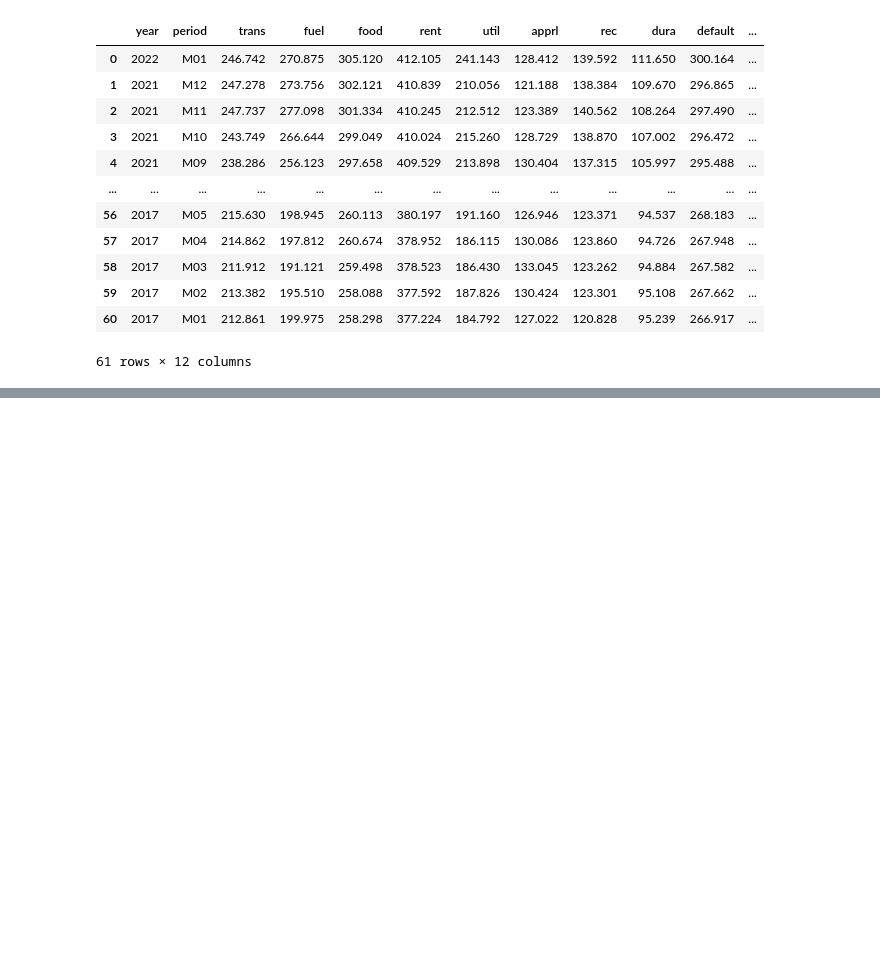
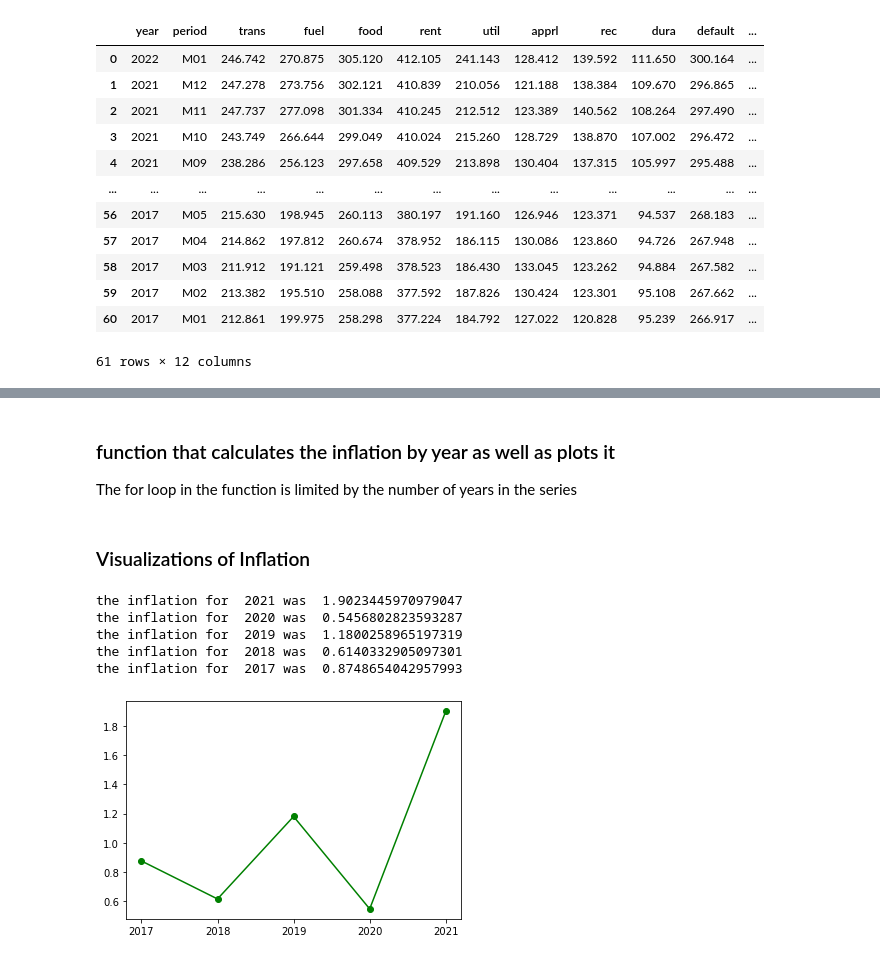
Before and after one commit to nmcdowell00/econ1923, a Jupyter notebook: cpiProjectCode.ipynb, the cells around one changed output, grey strips where cells are left out. Drawn from its saved outputs; the diff is of its cells as text; code cells hidden in the pictures; blank space fills up the shorter version.

```diff
--- a/cpiProjectCode.ipynb
+++ b/cpiProjectCode.ipynb
@@ -330,0 +295,2 @@ for i in dataframe_list:
+# %%
+df_phil = df_phil.fillna(250)
@@ -330,0 +308,2 @@ for i in dataframe_list:
+# %%
+df_phil.sort_values(by=['year','period'],inplace=True,ascending=False)
@@ -349,5 +353,7 @@ df = (df_newYark['trans']*.125)+(df_newYark['fuel']*.125)+(df_newYark['food']*.1
 # %%
-df_newYark['myCPI'] = (df_newYark['trans']*.125)+(df_newYark['fuel']*.125)+(df_newYark['food']*.125)+(df_newYark['rent']*.125)+(df_newYark['util']*.125)+(df_newYark['apprl']*.125)+(df_newYark['rec']*.125)+(df_newYark['dura']*.125)
+df_newYark['myCPI'] = (df_newYark['trans']*.06)+(df_newYark['fuel']*.02)+(df_newYark['food']*.22)+(df_newYark['rent']*.3)+(df_newYark['util']*.08)+(df_newYark['apprl']*.2)+(df_newYark['rec']*.1)+(df_newYark['dura']*.02)
+df_phil['myCPI'] = (df_phil['trans']*.06)+(df_phil['fuel']*.02)+(df_phil['food']*.22)+(df_phil['rent']*.3)+(df_phil['util']*.08)+(df_phil['apprl']*.2)+(df_phil['rec']*.1)+(df_phil['dura']*.02)
+df_chic['myCPI'] = (df_chic['trans']*.06)+(df_chic['fuel']*.02)+(df_chic['food']*.22)+(df_chic['rent']*.3)+(df_chic['util']*.08)+(df_chic['apprl']*.2)+(df_chic['rec']*.1)+(df_chic['dura']*.02)
 # %%
 df_newYark
 # %% [output]
@@ -366,0 +405,37 @@ df_newYark
+# %% [markdown]
+### function that calculates the inflation by year as well as plots it
+The for loop in the function is limited by the number of years in the series
+# %%
+from matplotlib import pyplot as plt
+def inflation(myData, cpi, scale):
+    lags =[]
+    changes = []
+    index_list = [0]
+    limit = int(len(myData)/12)
+    index_list = index_list*limit
+    i = 0
+    for x in index_list:
+        new = myData[cpi].iloc[i]
+        i+=12
+        old = myData[cpi].iloc[i]
+        year = myData[scale].iloc[i]
+
+        change = (new/old - 1)*100
+        lags.append(year)
+        changes.append(change)
+
+        print("the inflation for ", year,"was ",change)
+    lags.reverse()
+    changes.reverse()
+    plt.plot(lags, changes, color='green', marker='o', linestyle='solid')
+# %% [markdown]
+### Visualizations of Inflation
+# %%
+inflation(df_phil,'myCPI','year')
+# %% [output]
+the inflation for  2021 was  1.9023445970979047
+the inflation for  2020 was  0.5456802823593287
+the inflation for  2019 was  1.1800258965197319
+the inflation for  2018 was  0.6140332905097301
+the inflation for  2017 was  0.8748654042957993
+[figure, added]
```
Also changed, not shown: parts of 38 cells of this notebook.
